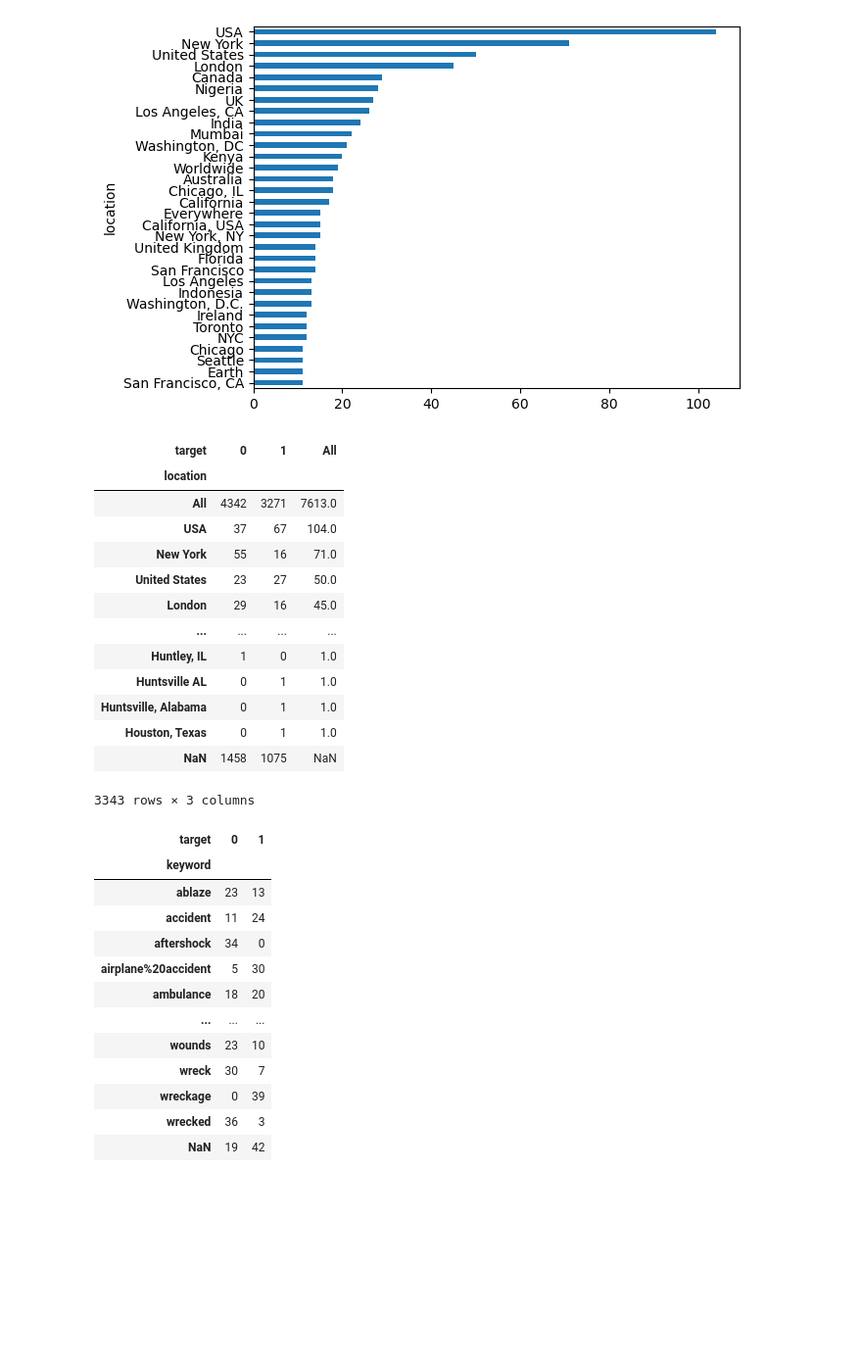
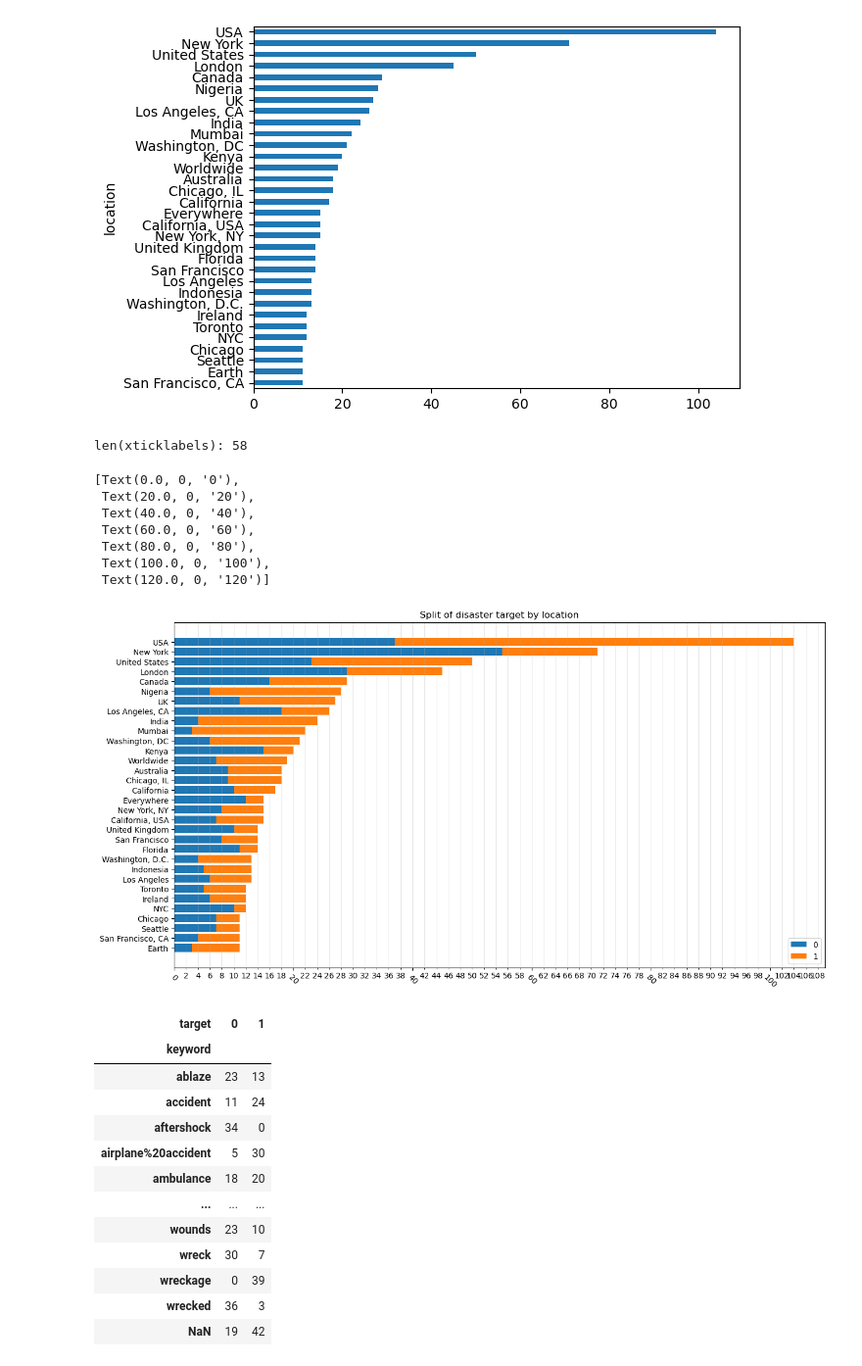
Before and after one commit to anthropikos/kaggle_kernels, a Jupyter notebook: lstm-tweets/lstm-tweets.ipynb, the cells around one changed output. Shown: that part at 98% size. Drawn from its saved outputs; the diff is of its cells as text; code cells hidden in the pictures; blank space fills up the shorter version.

```diff
--- a/lstm-tweets/lstm-tweets.ipynb
+++ b/lstm-tweets/lstm-tweets.ipynb
@@ -479,25 +479,48 @@ filtered_data.loc[mask_greater_than_one].sort_values().plot(kind="barh")
 # %% [output]
 <Axes: ylabel='location'>
 [figure]
-# %%
-## Pivot table for location and target
-temp = df_train.pivot_table(values='id', columns='target', index='location', aggfunc='count', dropna=False, fill_value=0, margins=True)
-temp = temp.sort_values(by="All", ascending=False)
-# %% [output]
-| target | 0 | 1 | All |
-| location |  |  |  |
-| All | 4342 | 3271 | 7613.0 |
-| USA | 37 | 67 | 104.0 |
-| New York | 55 | 16 | 71.0 |
-| United States | 23 | 27 | 50.0 |
-| London | 29 | 16 | 45.0 |
-| ... | ... | ... | ... |
-| Huntley, IL | 1 | 0 | 1.0 |
-| Huntsville AL | 0 | 1 | 1.0 |
-| Huntsville, Alabama | 0 | 1 | 1.0 |
-| Houston, Texas | 0 | 1 | 1.0 |
-| NaN | 1458 | 1075 | NaN |
-3343 rows × 3 columns
+# %%
+from matplotlib import ticker
+
+## Pivot table for location and target
+temp = df_train.pivot_table(values='id', columns='target', index='location', aggfunc='count', dropna=False, fill_value=0, margins=True)
+temp = temp.drop(labels="All", axis=0)
+temp = temp.sort_values(by="All", ascending=False)
+
+mask = temp.All > 10
+
+temp = temp.loc[mask, :].sort_values(by="All", ascending=True)
+
+temp_data = {
+    0: temp.loc[:, 0].to_list(),
+    1: temp.loc[:, 1].to_list(),
+}
+left = np.zeros(len(temp_data[0]))
+
+fig, ax = plt.subplots(figsize=(15, 8))
+for label, data in temp_data.items():
+    ax.barh(y=temp.index.to_list(), width=data, label=label, left=left)
+    left += data
+
+ax.legend()
+ax.set_title("Split of disaster target by location")
+ax.grid(visible=True, which="both", axis="x", alpha=0.3)
+ax.get_xaxis().set_minor_locator(ticker.MultipleLocator(base=2))
+ax.get_xaxis().set_minor_formatter(ticker.ScalarFormatter())
+
+xticklabels = ax.get_xticklabels(which="both")
+print(f"len(xticklabels): {len(xticklabels)}")
+ax.set_xticklabels(labels=xticklabels, rotation=-45)
+# %% [output]
+len(xticklabels): 58
+[Text(0.0, 0, '0'),
+ Text(20.0, 0, '20'),
+ Text(40.0, 0, '40'),
+ Text(60.0, 0, '60'),
+ Text(80.0, 0, '80'),
+ Text(100.0, 0, '100'),
+ Text(120.0, 0, '120')]
+[figure, added]
 # %%
 ## Pivot keyword vs target
 df_train.pivot_table(values='id', columns='target', index='keyword', aggfunc='count', dropna=False, fill_value=0)
```
Also changed, not shown: parts of 1 cell of this notebook.
